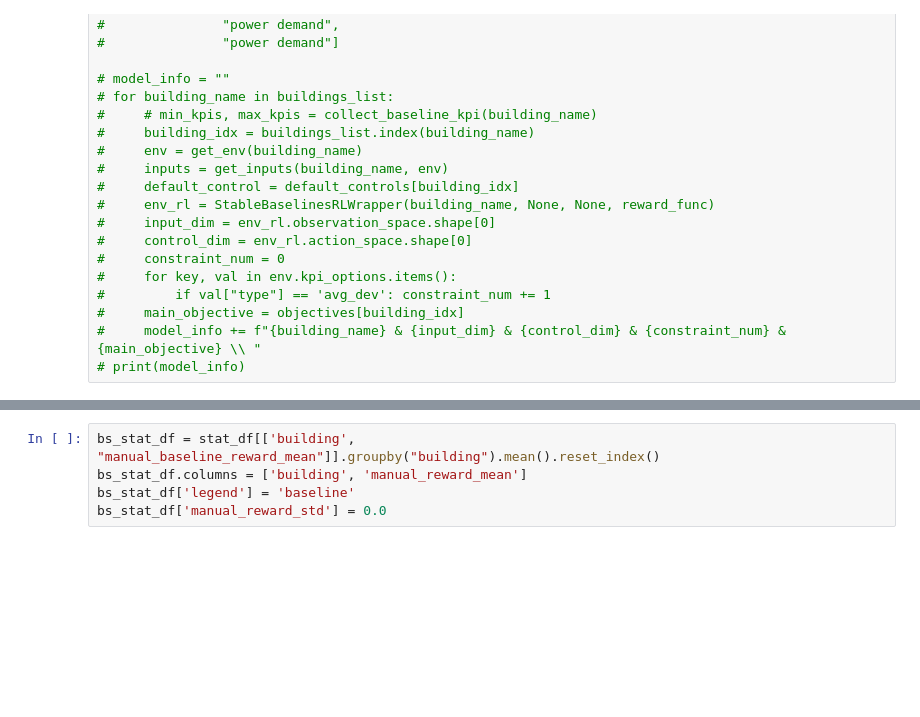
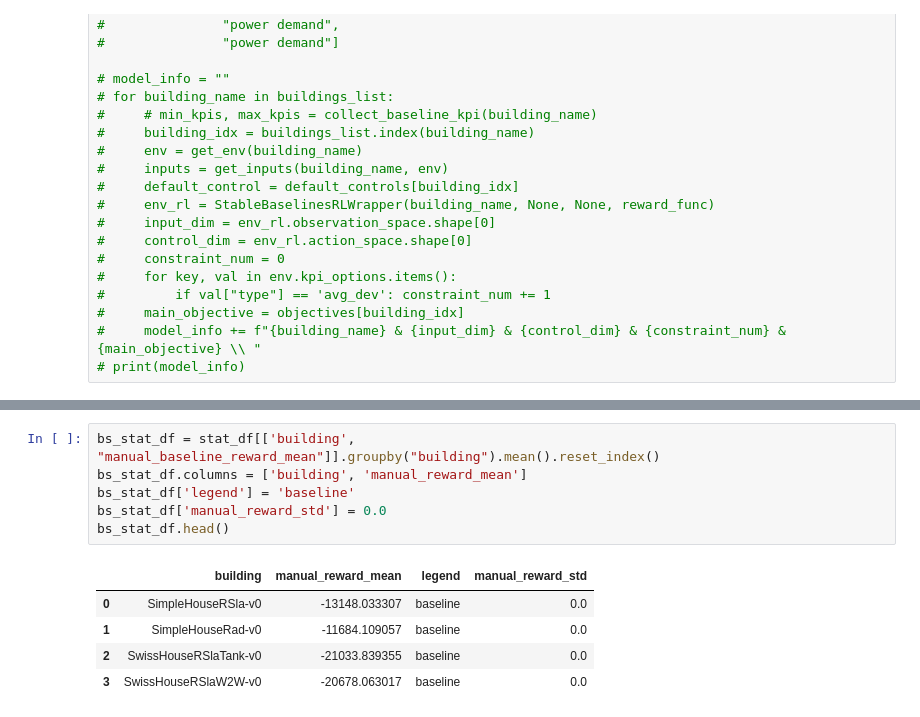
Before and after one commit to songCNMS/energym, a Jupyter notebook: result_stat.ipynb, the cells around one changed output, grey strips where cells are left out. Cells and saved outputs as stored; diff of their text form; blank space fills up the shorter version.

```diff
--- a/result_stat.ipynb
+++ b/result_stat.ipynb
@@ -100,8 +141,15 @@ stat_df
 # %%
 bs_stat_df = stat_df[['building', "manual_baseline_reward_mean"]].groupby("building").mean().reset_index()
 bs_stat_df.columns = ['building', 'manual_reward_mean']
 bs_stat_df['legend'] = 'baseline'
 bs_stat_df['manual_reward_std'] = 0.0
+bs_stat_df.head()
+# %% [output]
+|  | building | manual_reward_mean | legend | manual_reward_std |
+| 0 | SimpleHouseRSla-v0 | -13148.033307 | baseline | 0.0 |
+| 1 | SimpleHouseRad-v0 | -11684.109057 | baseline | 0.0 |
+| 2 | SwissHouseRSlaTank-v0 | -21033.839355 | baseline | 0.0 |
+| 3 | SwissHouseRSlaW2W-v0 | -20678.063017 | baseline | 0.0 |
 # %%
 cols = ["building", "legend", "manual_reward_mean", "manual_reward_std"]
 stat_df_all = pd.concat([stat_df[cols], bs_stat_df[cols]])
```
Also changed, not shown: parts of 5 cells of this notebook, 3 other files.
